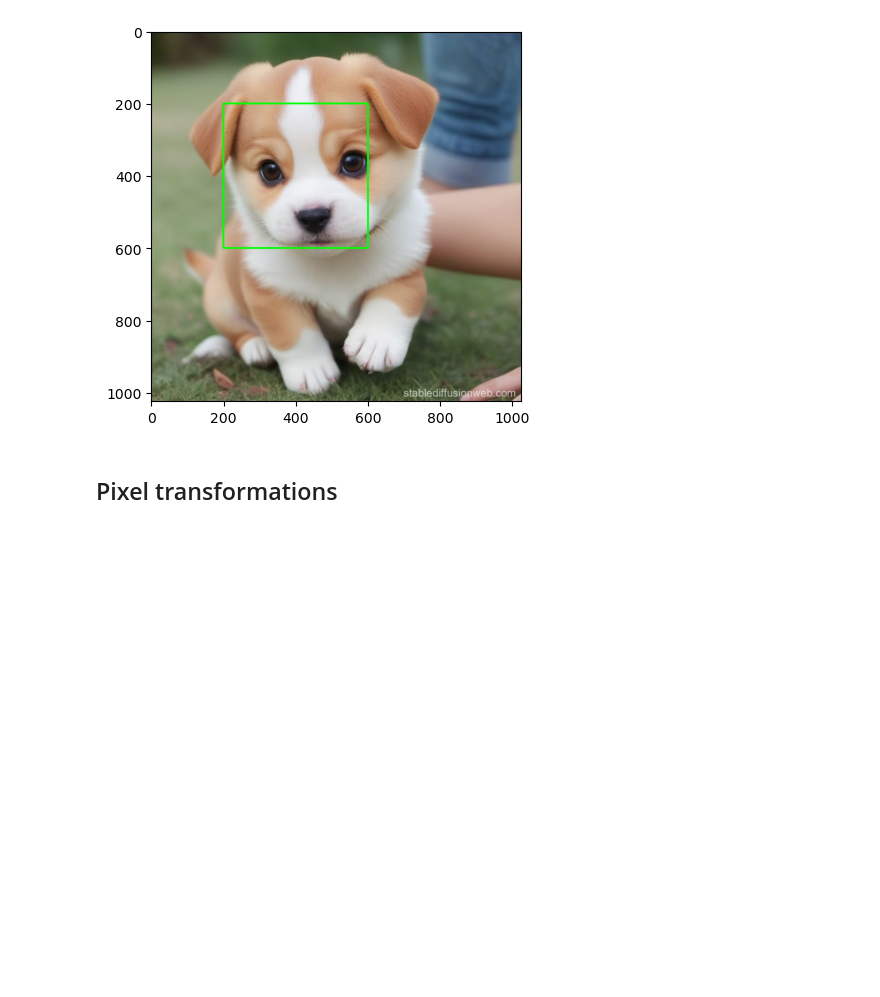
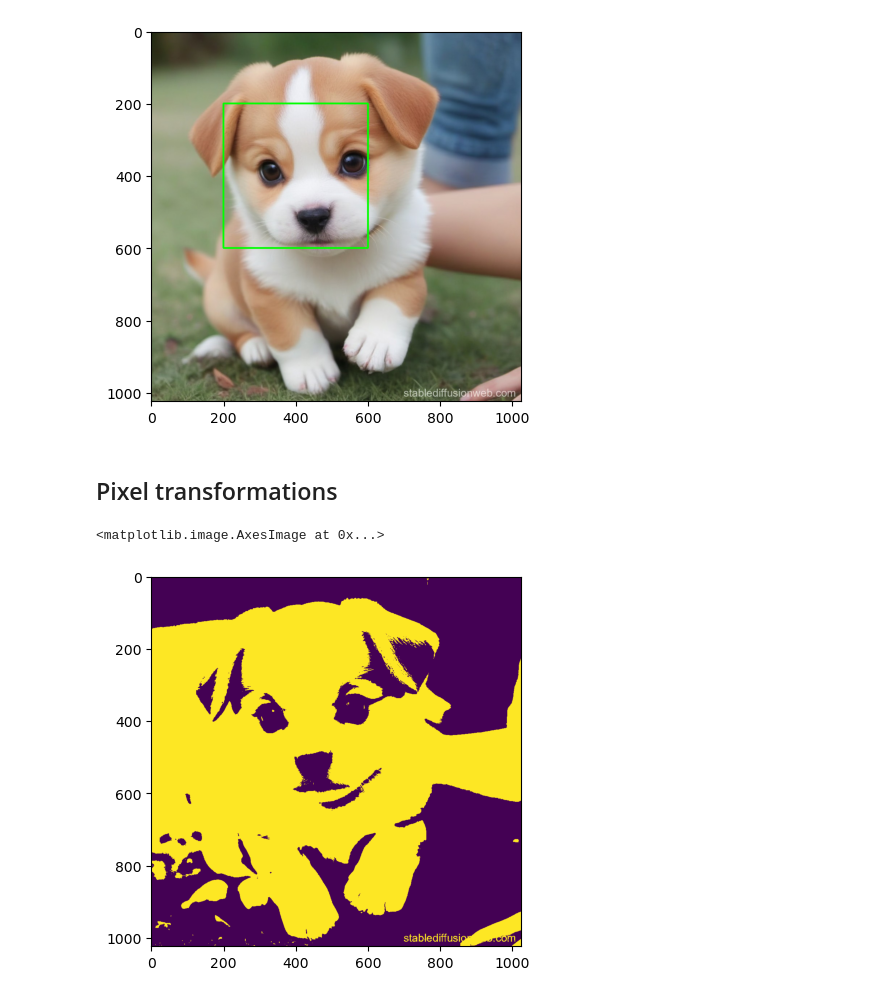
Before and after one commit to Poseidon1402/image_processing, a Jupyter notebook: basics.ipynb, the cells around one changed output. Drawn from its saved outputs; the diff is of its cells as text; code cells hidden in the pictures; blank space fills up the shorter version.

```diff
--- a/basics.ipynb
+++ b/basics.ipynb
@@ -102,3 +102,17 @@ plt.imshow(img_draw)
 [figure]
 # %% [markdown]
 ## Pixel transformations
+# %%
+img = cv2.imread('dog.jpg', cv2.IMREAD_GRAYSCALE)
+
+# Thresholding
+max_value = 255
+
+# Use Otsu's binarization
+ret,new_image = cv2.threshold(img, 0, 255, cv2.THRESH_OTSU)
+
+# Display images side by side
+plt.imshow(new_image)
+# %% [output]
+<matplotlib.image.AxesImage at 0x...>
+[figure, added]
```
Also changed, not shown: 1 other file.
